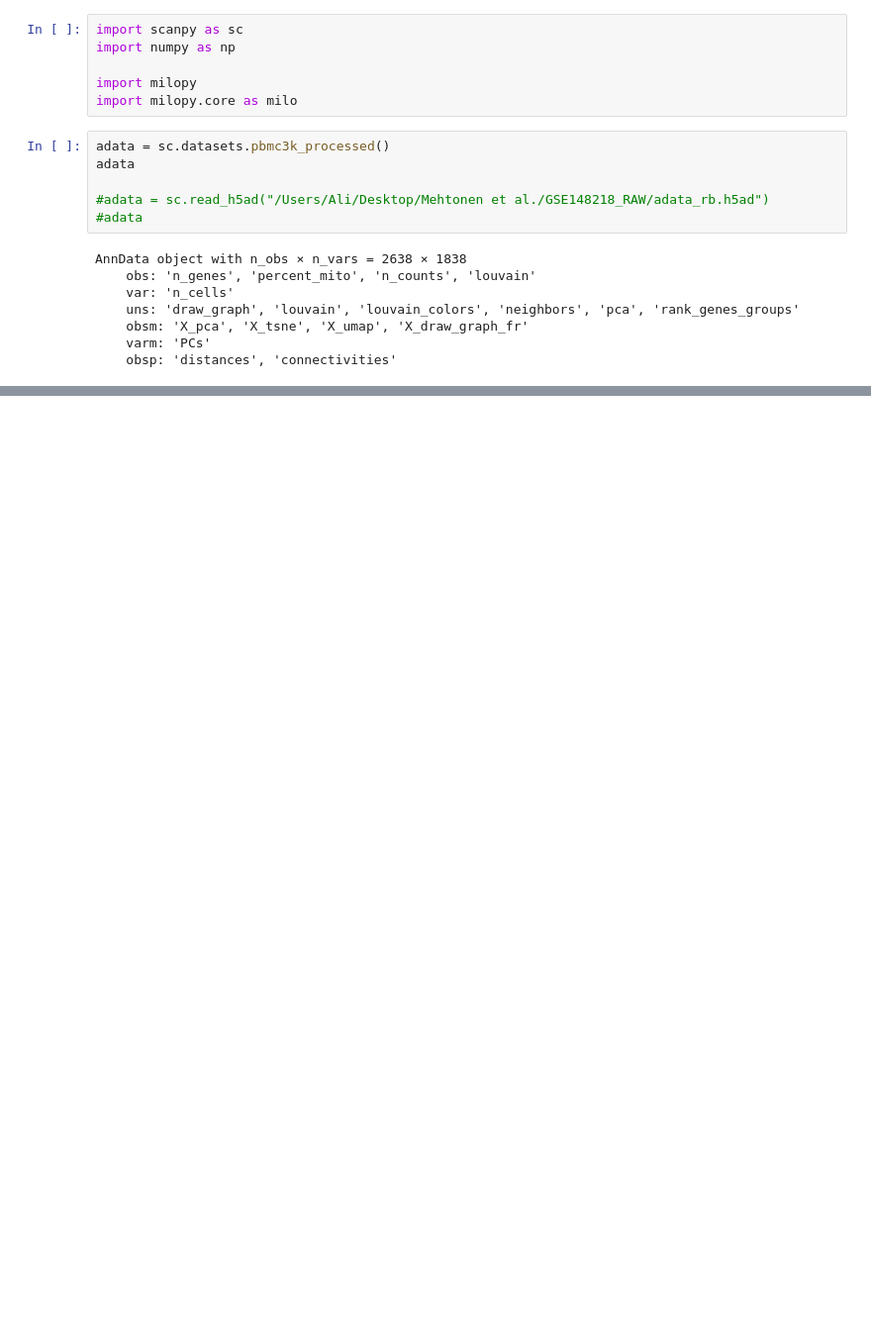
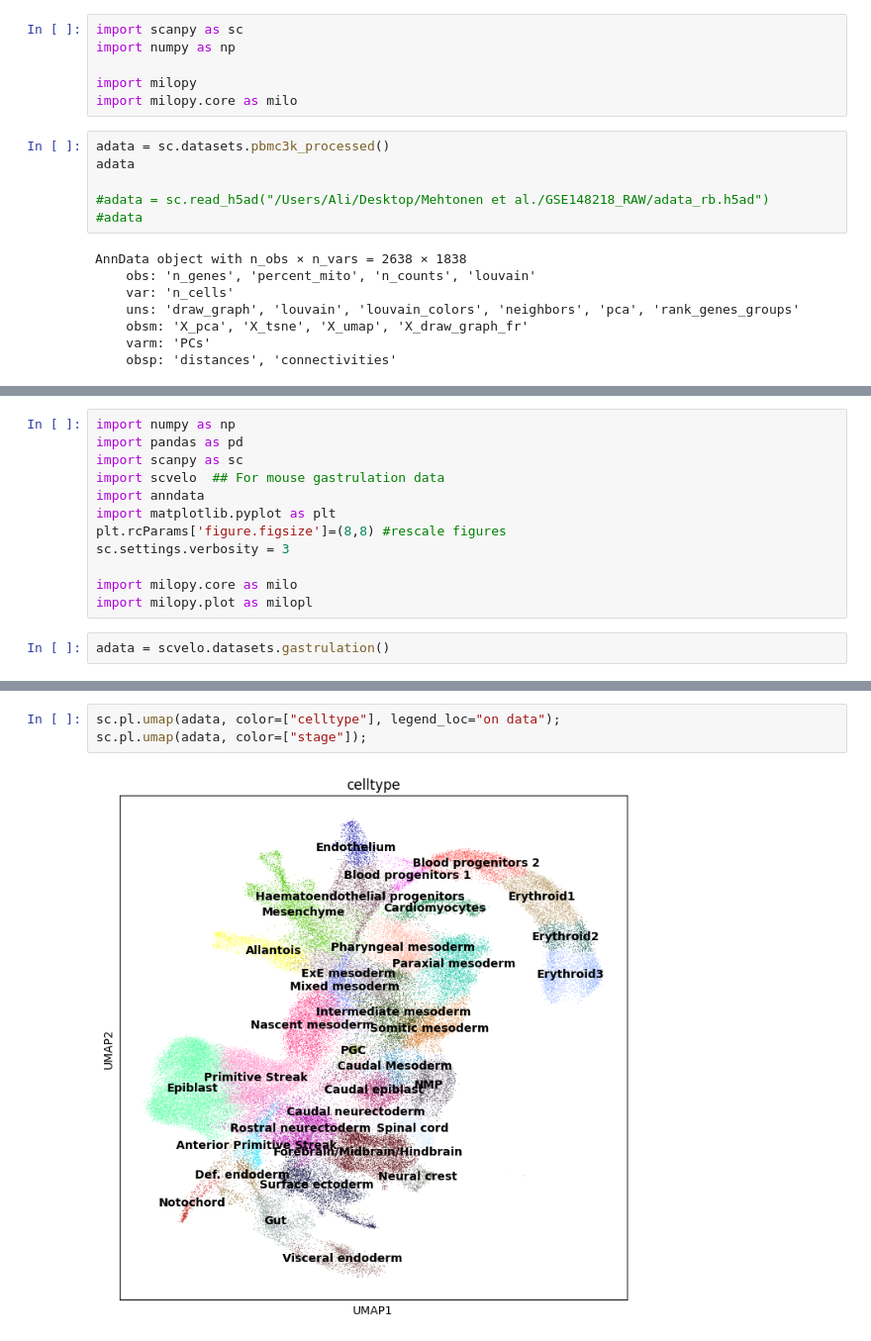
Before and after one commit to tuonglab/Alicia-Project-1, a Jupyter notebook: notebooks/Milo for Mehtonen et al.ipynb, the cells around one changed output, grey strips where cells are left out. Shown at 99% size. Drawn from its saved outputs; the diff is of its cells as text; blank space fills up the shorter version.

```diff
--- a/notebooks/Milo for Mehtonen et al.ipynb
+++ b/notebooks/Milo for Mehtonen et al.ipynb
@@ -65,0 +80,14 @@ KeyError: 'logFC'
+# %%
+import numpy as np
+import pandas as pd
+import scanpy as sc
+import scvelo  ## For mouse gastrulation data
+import anndata
+import matplotlib.pyplot as plt
+plt.rcParams['figure.figsize']=(8,8) #rescale figures
+sc.settings.verbosity = 3
+
+import milopy.core as milo
+import milopy.plot as milopl
+# %%
+adata = scvelo.datasets.gastrulation()
@@ -65,0 +102,5 @@ KeyError: 'logFC'
+# %%
+sc.pl.umap(adata, color=["celltype"], legend_loc="on data");
+sc.pl.umap(adata, color=["stage"]);
+# %% [output]
+[figure, added]
```
Also changed, not shown: parts of 33 cells of this notebook, 1 other file.
